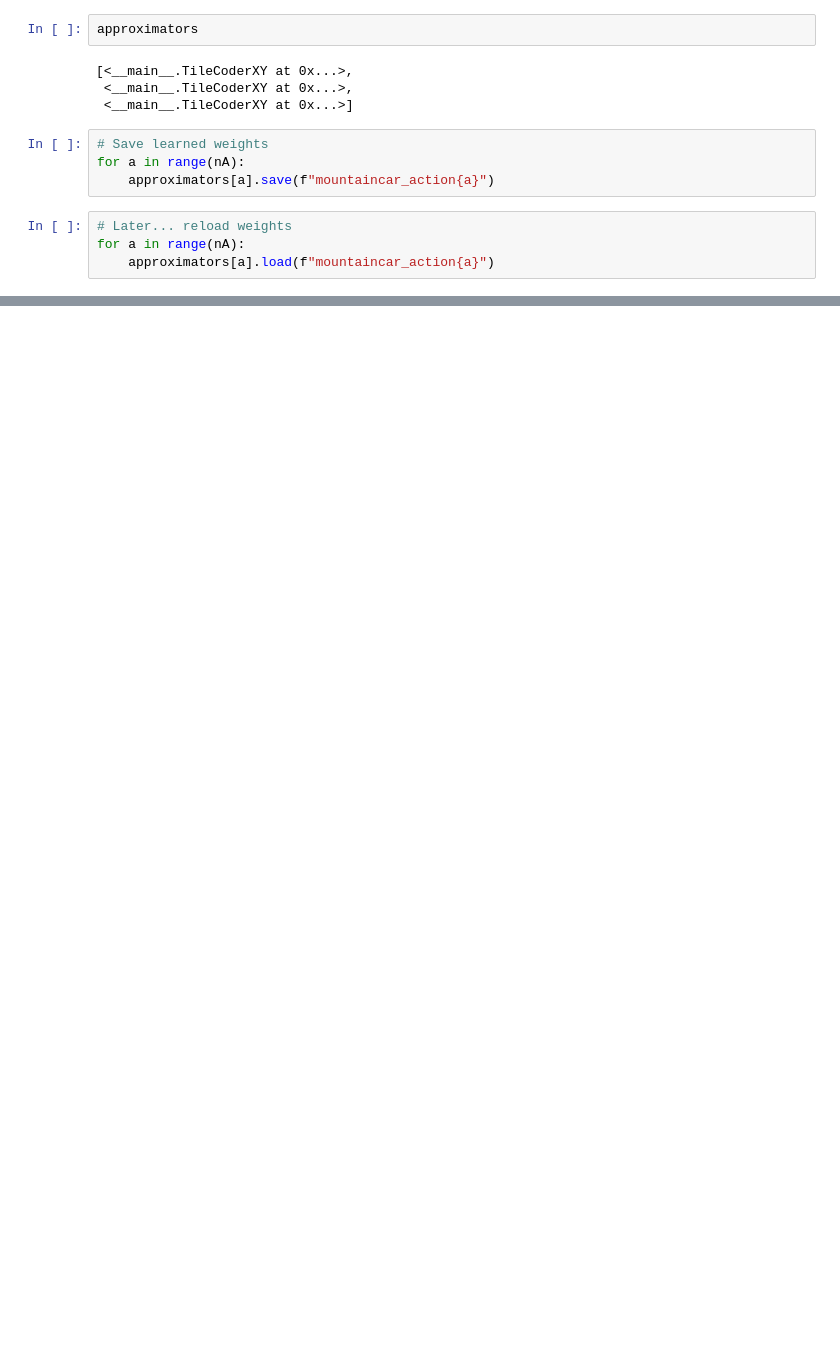
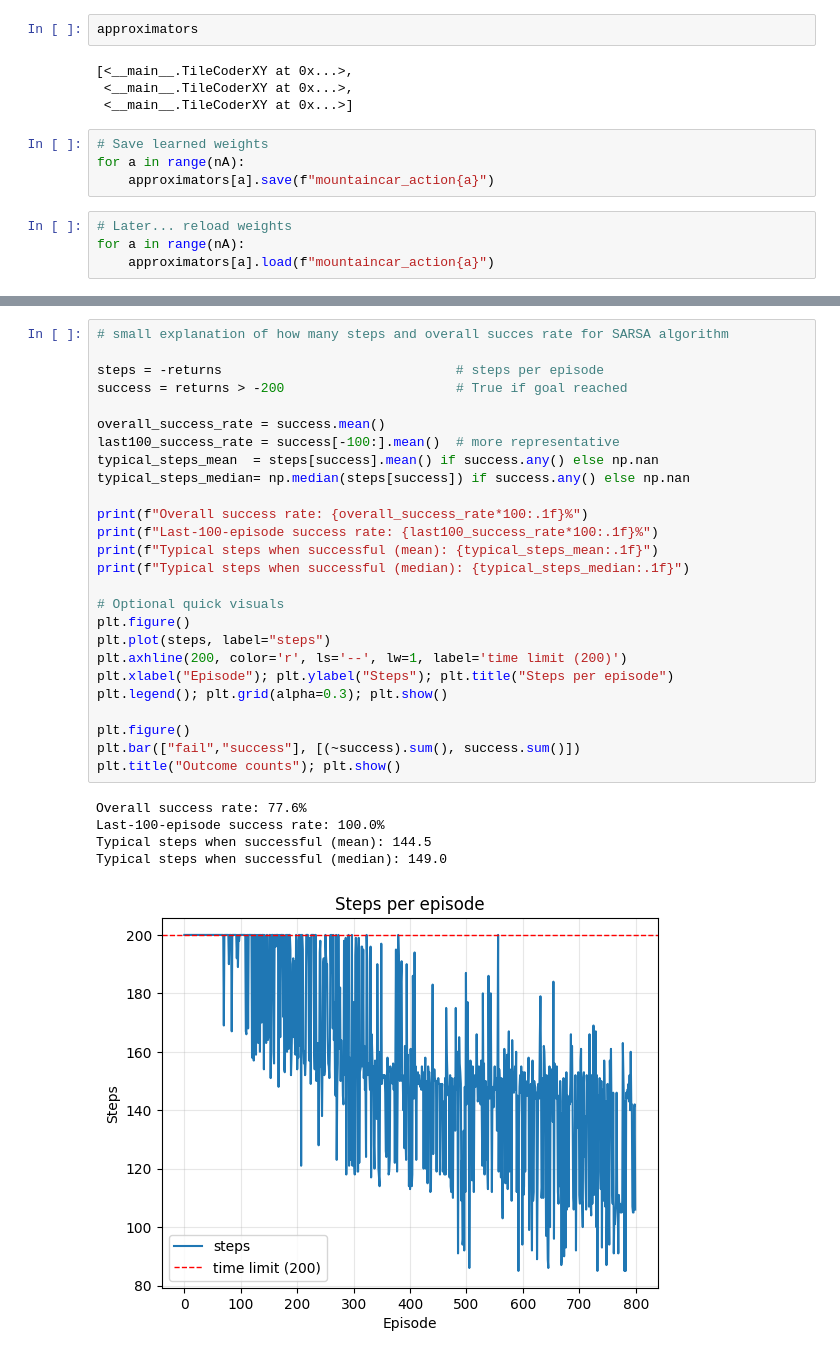
Before and after one commit to JuanCarlos-TiqueRangel/Reinforcement_Learning, a Jupyter notebook: lab5_approximation.ipynb, the cells around one changed output, grey strips where cells are left out. Drawn from its saved outputs; the diff is of its cells as text; blank space fills up the shorter version.

```diff
--- a/lab5_approximation.ipynb
+++ b/lab5_approximation.ipynb
@@ -770,0 +734,32 @@ Episode 5: return=-149.0
+# %%
+# small explanation of how many steps and overall succes rate for SARSA algorithm
+
+steps = -returns                              # steps per episode
+success = returns > -200                      # True if goal reached
+
+overall_success_rate = success.mean()
+last100_success_rate = success[-100:].mean()  # more representative
+typical_steps_mean  = steps[success].mean() if success.any() else np.nan
+typical_steps_median= np.median(steps[success]) if success.any() else np.nan
+
+print(f"Overall success rate: {overall_success_rate*100:.1f}%")
+print(f"Last-100-episode success rate: {last100_success_rate*100:.1f}%")
+print(f"Typical steps when successful (mean): {typical_steps_mean:.1f}")
+print(f"Typical steps when successful (median): {typical_steps_median:.1f}")
+
+# Optional quick visuals
+plt.figure()
+plt.plot(steps, label="steps")
+plt.axhline(200, color='r', ls='--', lw=1, label='time limit (200)')
+plt.xlabel("Episode"); plt.ylabel("Steps"); plt.title("Steps per episode")
+plt.legend(); plt.grid(alpha=0.3); plt.show()
+
+plt.figure()
+plt.bar(["fail","success"], [(~success).sum(), success.sum()])
+plt.title("Outcome counts"); plt.show()
+# %% [output]
+Overall success rate: 77.6%
+Last-100-episode success rate: 100.0%
+Typical steps when successful (mean): 144.5
+Typical steps when successful (median): 149.0
+[figure, added]
```
Also changed, not shown: parts of 9 cells of this notebook, 3 other files.
